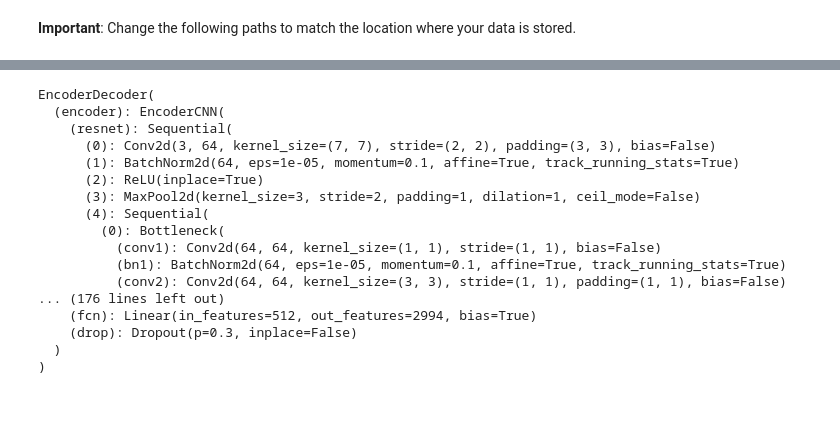
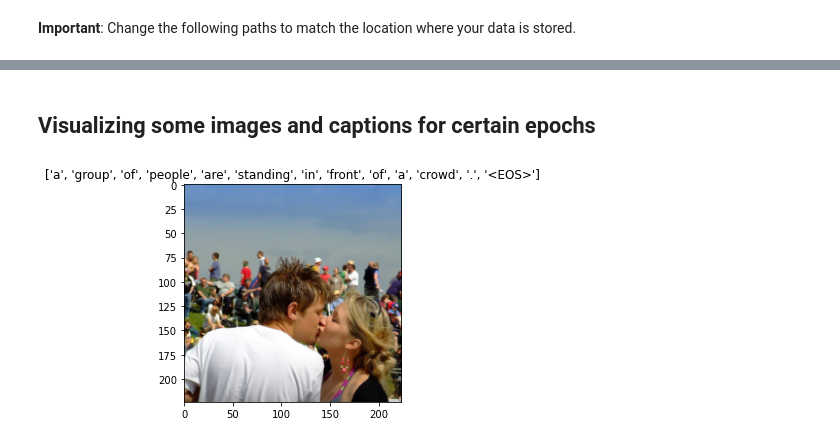
Before and after one commit to DCC-UAB/Image_Captioning, a Jupyter notebook: SRC/Visualization.ipynb, the cells around one changed output, grey strips where cells are left out. Cells and saved outputs as stored; diff of their text form; code cells hidden in the pictures; blank space fills up the shorter version.

Commit message:
Updated Visualization Notebook

```diff
--- a/SRC/Visualization.ipynb
+++ b/SRC/Visualization.ipynb
@@ -25,20 +25,9 @@ Downloading: "https://download.pytorch.org/models/resnet50-11ad3fa6.pth" to C:\U
-# %%
-model
-# %% [output]
-EncoderDecoder(
-  (encoder): EncoderCNN(
-    (resnet): Sequential(
-      (0): Conv2d(3, 64, kernel_size=(7, 7), stride=(2, 2), padding=(3, 3), bias=False)
-      (1): BatchNorm2d(64, eps=1e-05, momentum=0.1, affine=True, track_running_stats=True)
-      (2): ReLU(inplace=True)
-      (3): MaxPool2d(kernel_size=3, stride=2, padding=1, dilation=1, ceil_mode=False)
-      (4): Sequential(
-        (0): Bottleneck(
-          (conv1): Conv2d(64, 64, kernel_size=(1, 1), stride=(1, 1), bias=False)
-          (bn1): BatchNorm2d(64, eps=1e-05, momentum=0.1, affine=True, track_running_stats=True)
-          (conv2): Conv2d(64, 64, kernel_size=(3, 3), stride=(1, 1), padding=(1, 1), bias=False)
-... (176 lines left out)
-    (fcn): Linear(in_features=512, out_features=2994, bias=True)
-    (drop): Dropout(p=0.3, inplace=False)
-  )
-)
+# %% [markdown]
+## Visualizing some images and captions for certain epochs
+# %%
+caption = joblib.load(DATA_LOCATION + '/logs/Captions/caps_epoch_24.joblib')
+image = joblib.load(DATA_LOCATION + '/logs/Images/img_epoch_24.joblib')
+# %%
+show_image(image, caption)
+# %% [output]
+[figure, added]
```
Also changed, not shown: parts of 2 cells of this notebook.
